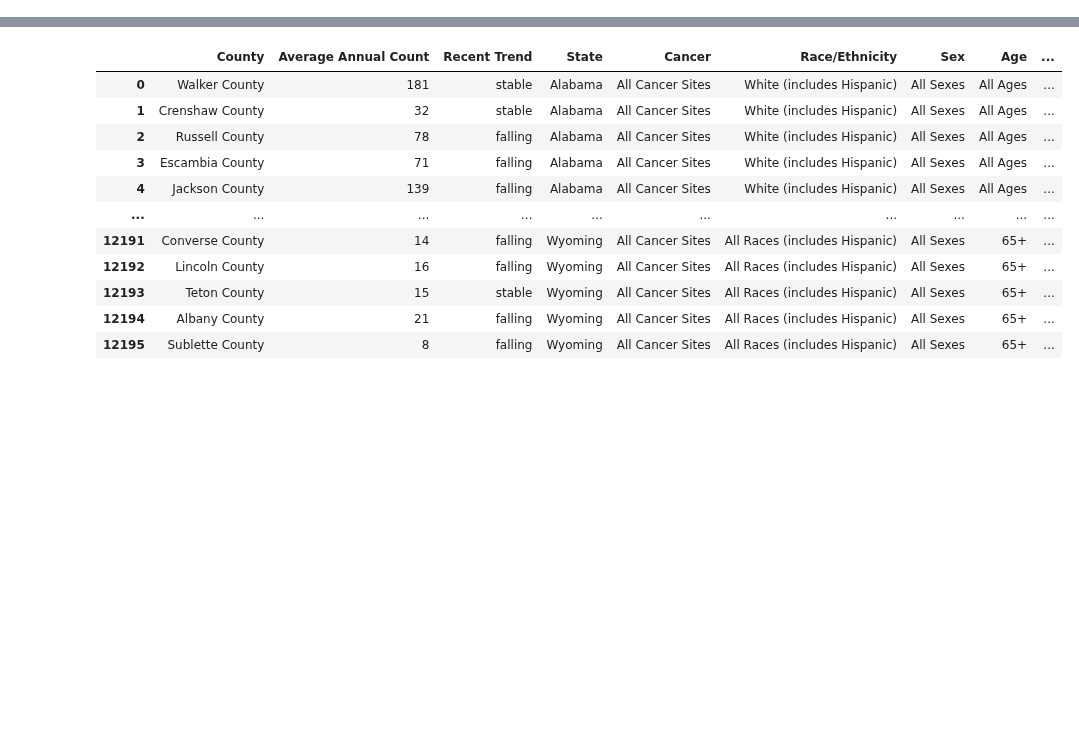
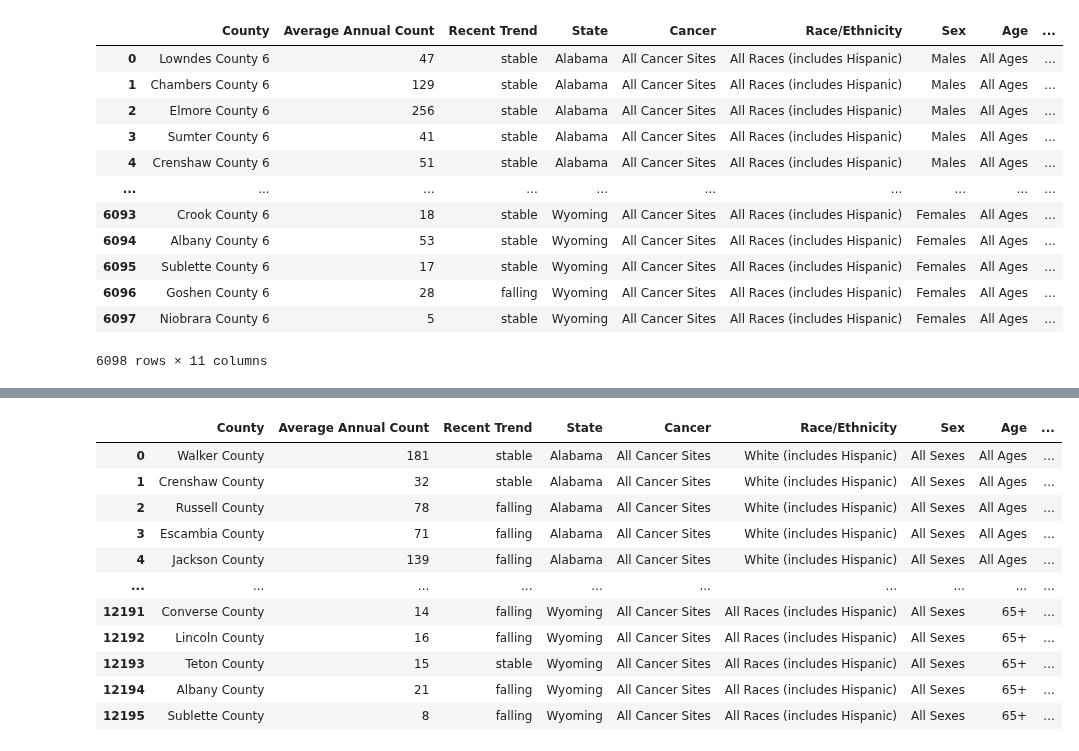
Before and after one commit to robyndook/Cancer_Analysis_US_Counties, a Jupyter notebook: Abramo_Web_Scraping/Merge CSVs.ipynb, the cells around one changed output, grey strips where cells are left out. Cells and saved outputs as stored; diff of their text form; code cells hidden in the pictures; blank space fills up the shorter version.

```diff
--- a/Abramo_Web_Scraping/Merge CSVs.ipynb
+++ b/Abramo_Web_Scraping/Merge CSVs.ipynb
@@ -25,2 +27,16 @@ sex_inc = sex_inc.drop('Unnamed: 0', axis='columns')
 # %%
-age_inc = age_inc.drop('Unnamed: 0', axis='columns')
+sex_inc
+# %% [output]
+|  | County | Average Annual Count | Recent Trend | State | Cancer | Race/Ethnicity | Sex | Age | ... |
+| 0 | Lowndes County 6 | 47 | stable | Alabama | All Cancer Sites | All Races (includes Hispanic) | Males | All Ages | ... |
+| 1 | Chambers County 6 | 129 | stable | Alabama | All Cancer Sites | All Races (includes Hispanic) | Males | All Ages | ... |
+| 2 | Elmore County 6 | 256 | stable | Alabama | All Cancer Sites | All Races (includes Hispanic) | Males | All Ages | ... |
+| 3 | Sumter County 6 | 41 | stable | Alabama | All Cancer Sites | All Races (includes Hispanic) | Males | All Ages | ... |
+| 4 | Crenshaw County 6 | 51 | stable | Alabama | All Cancer Sites | All Races (includes Hispanic) | Males | All Ages | ... |
+| ... | ... | ... | ... | ... | ... | ... | ... | ... | ... |
+| 6093 | Crook County 6 | 18 | stable | Wyoming | All Cancer Sites | All Races (includes Hispanic) | Females | All Ages | ... |
+| 6094 | Albany County 6 | 53 | stable | Wyoming | All Cancer Sites | All Races (includes Hispanic) | Females | All Ages | ... |
+| 6095 | Sublette County 6 | 17 | stable | Wyoming | All Cancer Sites | All Races (includes Hispanic) | Females | All Ages | ... |
+| 6096 | Goshen County 6 | 28 | falling | Wyoming | All Cancer Sites | All Races (includes Hispanic) | Females | All Ages | ... |
+| 6097 | Niobrara County 6 | 5 | stable | Wyoming | All Cancer Sites | All Races (includes Hispanic) | Females | All Ages | ... |
+6098 rows × 11 columns
```
Also changed, not shown: parts of 7 cells of this notebook, 11 other files.
